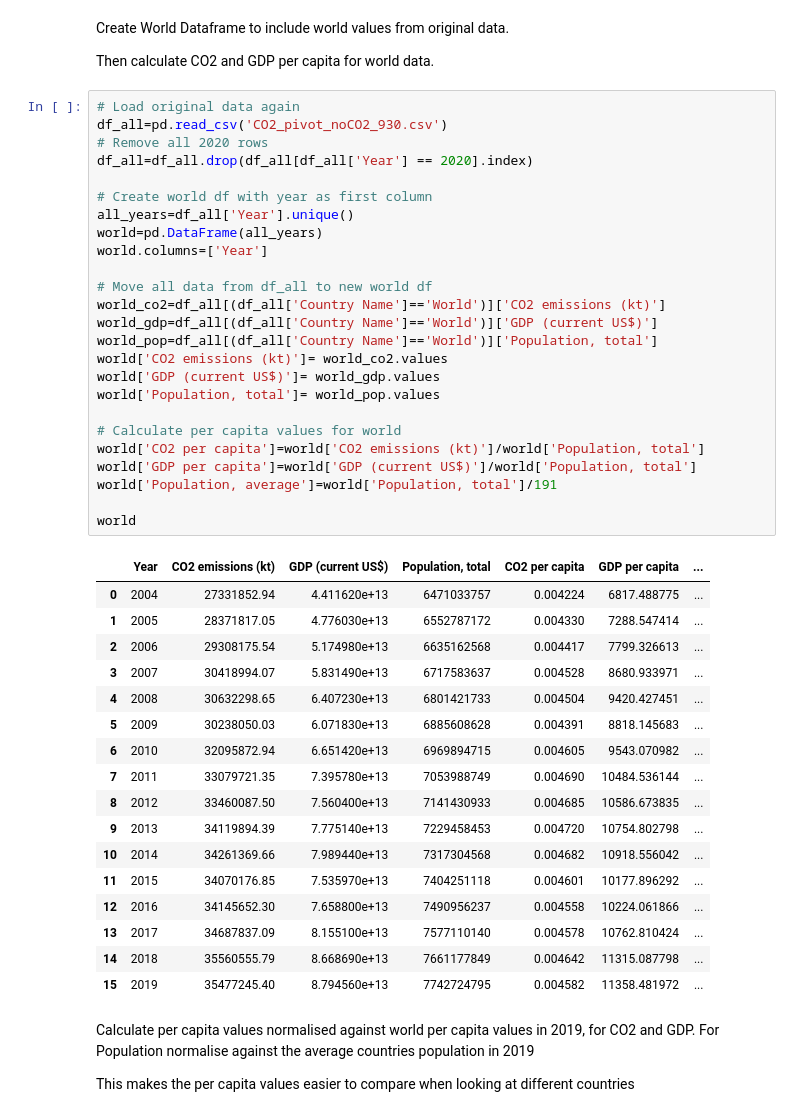
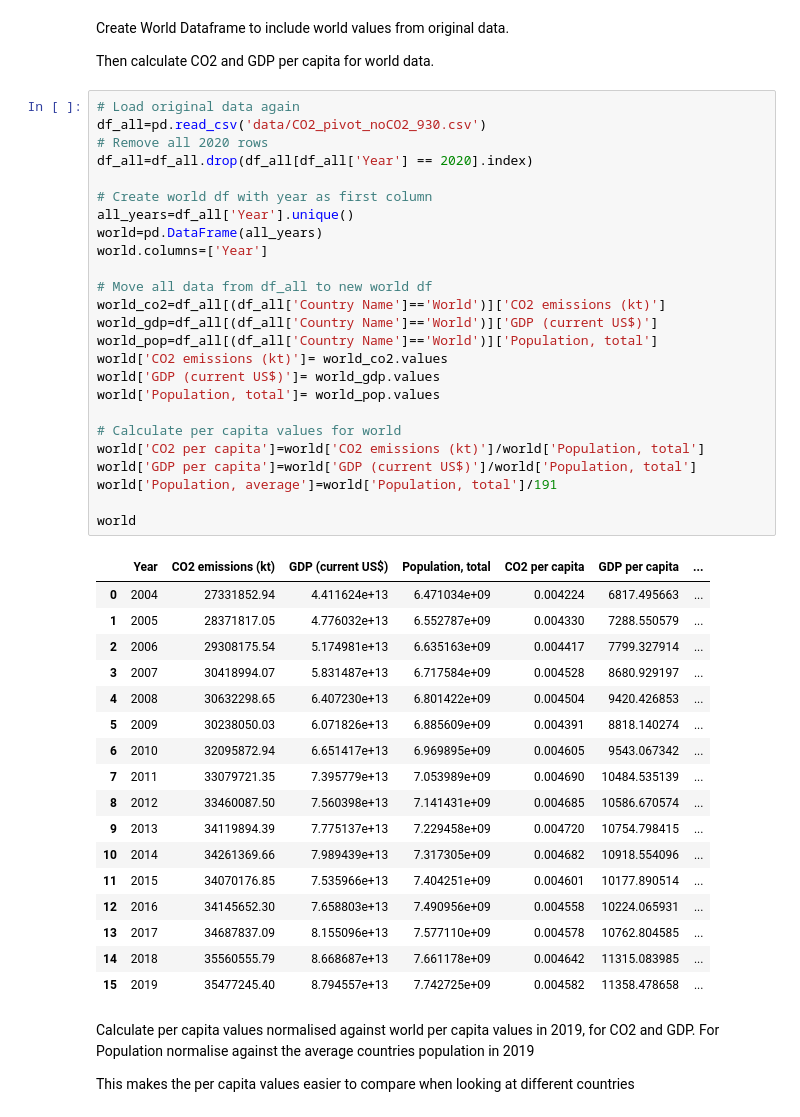
Before and after one commit to timcross271/CO2_Data_Analysis, a Jupyter notebook: CO2_Correlations.ipynb, the cells around one changed output. Cells and saved outputs as stored; diff of their text form.

```diff
--- a/CO2_Correlations.ipynb
+++ b/CO2_Correlations.ipynb
@@ -226,47 +242,47 @@ Create World Dataframe to include world values from original data.
 Then calculate CO2 and GDP per capita for world data.
 # %%
 # Load original data again
-df_all=pd.read_csv('CO2_pivot_noCO2_930.csv')
+df_all=pd.read_csv('data/CO2_pivot_noCO2_930.csv')
 # Remove all 2020 rows
 df_all=df_all.drop(df_all[df_all['Year'] == 2020].index)
 
 # Create world df with year as first column
 all_years=df_all['Year'].unique()
 world=pd.DataFrame(all_years)
 world.columns=['Year']
 
 # Move all data from df_all to new world df
 world_co2=df_all[(df_all['Country Name']=='World')]['CO2 emissions (kt)']
 world_gdp=df_all[(df_all['Country Name']=='World')]['GDP (current US$)']
 world_pop=df_all[(df_all['Country Name']=='World')]['Population, total']
 world['CO2 emissions (kt)']= world_co2.values
 world['GDP (current US$)']= world_gdp.values
 world['Population, total']= world_pop.values
 
 # Calculate per capita values for world
 world['CO2 per capita']=world['CO2 emissions (kt)']/world['Population, total']
 world['GDP per capita']=world['GDP (current US$)']/world['Population, total']
 world['Population, average']=world['Population, total']/191
 
 world
 # %% [output]
 |  | Year | CO2 emissions (kt) | GDP (current US$) | Population, total | CO2 per capita | GDP per capita | ... |
-| 0 | 2004 | 27331852.94 | 4.411620e+13 | 6471033757 | 0.004224 | 6817.488775 | ... |
-| 1 | 2005 | 28371817.05 | 4.776030e+13 | 6552787172 | 0.004330 | 7288.547414 | ... |
-| 2 | 2006 | 29308175.54 | 5.174980e+13 | 6635162568 | 0.004417 | 7799.326613 | ... |
-| 3 | 2007 | 30418994.07 | 5.831490e+13 | 6717583637 | 0.004528 | 8680.933971 | ... |
-| 4 | 2008 | 30632298.65 | 6.407230e+13 | 6801421733 | 0.004504 | 9420.427451 | ... |
-| 5 | 2009 | 30238050.03 | 6.071830e+13 | 6885608628 | 0.004391 | 8818.145683 | ... |
-| 6 | 2010 | 32095872.94 | 6.651420e+13 | 6969894715 | 0.004605 | 9543.070982 | ... |
-| 7 | 2011 | 33079721.35 | 7.395780e+13 | 7053988749 | 0.004690 | 10484.536144 | ... |
-| 8 | 2012 | 33460087.50 | 7.560400e+13 | 7141430933 | 0.004685 | 10586.673835 | ... |
-| 9 | 2013 | 34119894.39 | 7.775140e+13 | 7229458453 | 0.004720 | 10754.802798 | ... |
-| 10 | 2014 | 34261369.66 | 7.989440e+13 | 7317304568 | 0.004682 | 10918.556042 | ... |
-| 11 | 2015 | 34070176.85 | 7.535970e+13 | 7404251118 | 0.004601 | 10177.896292 | ... |
-| 12 | 2016 | 34145652.30 | 7.658800e+13 | 7490956237 | 0.004558 | 10224.061866 | ... |
-| 13 | 2017 | 34687837.09 | 8.155100e+13 | 7577110140 | 0.004578 | 10762.810424 | ... |
-| 14 | 2018 | 35560555.79 | 8.668690e+13 | 7661177849 | 0.004642 | 11315.087798 | ... |
-| 15 | 2019 | 35477245.40 | 8.794560e+13 | 7742724795 | 0.004582 | 11358.481972 | ... |
+| 0 | 2004 | 27331852.94 | 4.411624e+13 | 6.471034e+09 | 0.004224 | 6817.495663 | ... |
+| 1 | 2005 | 28371817.05 | 4.776032e+13 | 6.552787e+09 | 0.004330 | 7288.550579 | ... |
+| 2 | 2006 | 29308175.54 | 5.174981e+13 | 6.635163e+09 | 0.004417 | 7799.327914 | ... |
+| 3 | 2007 | 30418994.07 | 5.831487e+13 | 6.717584e+09 | 0.004528 | 8680.929197 | ... |
+| 4 | 2008 | 30632298.65 | 6.407230e+13 | 6.801422e+09 | 0.004504 | 9420.426853 | ... |
+| 5 | 2009 | 30238050.03 | 6.071826e+13 | 6.885609e+09 | 0.004391 | 8818.140274 | ... |
+| 6 | 2010 | 32095872.94 | 6.651417e+13 | 6.969895e+09 | 0.004605 | 9543.067342 | ... |
+| 7 | 2011 | 33079721.35 | 7.395779e+13 | 7.053989e+09 | 0.004690 | 10484.535139 | ... |
+| 8 | 2012 | 33460087.50 | 7.560398e+13 | 7.141431e+09 | 0.004685 | 10586.670574 | ... |
+| 9 | 2013 | 34119894.39 | 7.775137e+13 | 7.229458e+09 | 0.004720 | 10754.798415 | ... |
+| 10 | 2014 | 34261369.66 | 7.989439e+13 | 7.317305e+09 | 0.004682 | 10918.554096 | ... |
+| 11 | 2015 | 34070176.85 | 7.535966e+13 | 7.404251e+09 | 0.004601 | 10177.890514 | ... |
+| 12 | 2016 | 34145652.30 | 7.658803e+13 | 7.490956e+09 | 0.004558 | 10224.065931 | ... |
+| 13 | 2017 | 34687837.09 | 8.155096e+13 | 7.577110e+09 | 0.004578 | 10762.804585 | ... |
+| 14 | 2018 | 35560555.79 | 8.668687e+13 | 7.661178e+09 | 0.004642 | 11315.083985 | ... |
+| 15 | 2019 | 35477245.40 | 8.794557e+13 | 7.742725e+09 | 0.004582 | 11358.478658 | ... |
 # %% [markdown]
 Calculate per capita values normalised against world per capita values in 2019, for CO2 and GDP.
 For Population normalise against the average countries population in 2019
```
Also changed, not shown: parts of 8 cells of this notebook.
